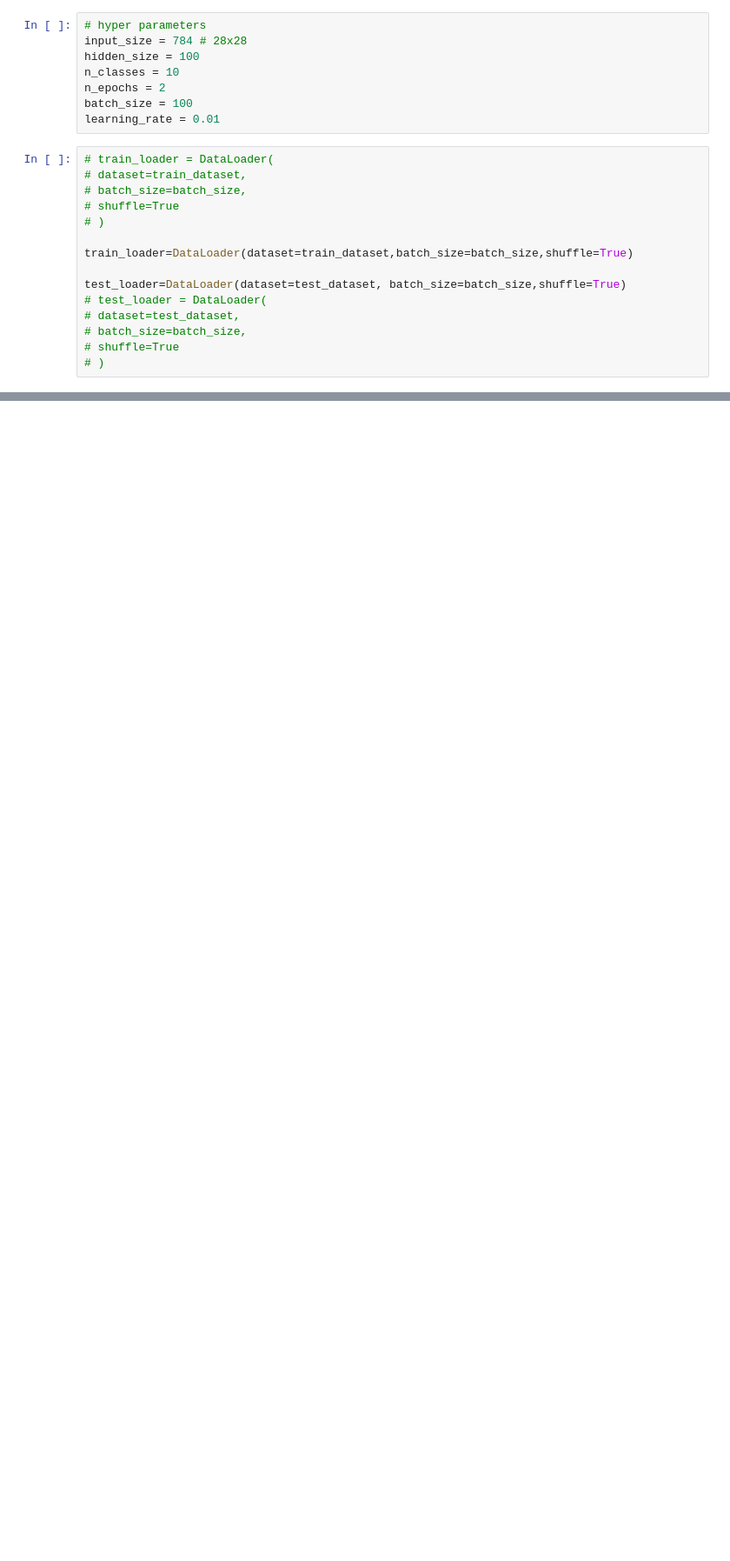
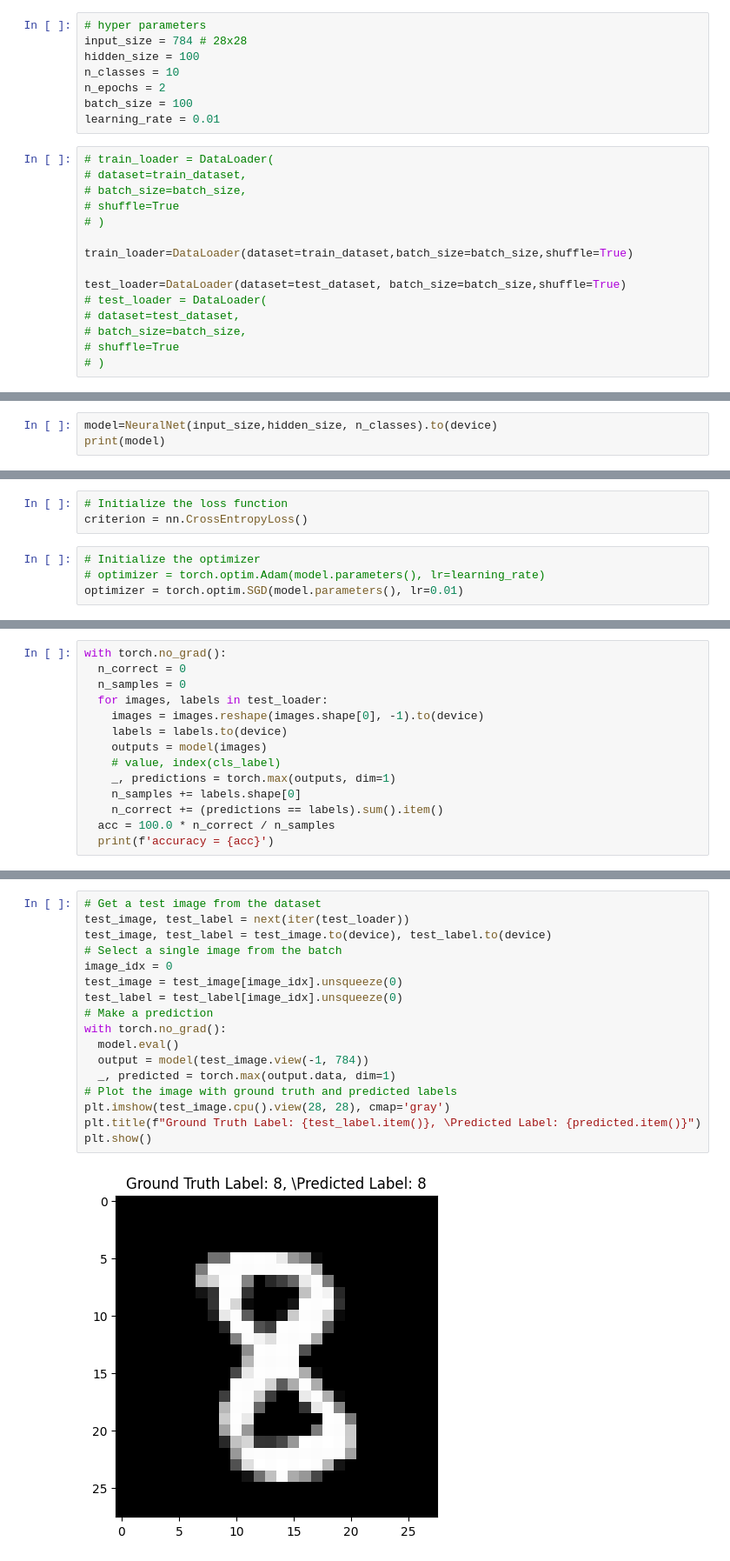
Before and after one commit to Hari25483/PyTorch, a Jupyter notebook: CO544_Pytorch.ipynb, the cells around one changed output, grey strips where cells are left out. Shown at 87% size. Cells and saved outputs as stored; diff of their text form; blank space fills up the shorter version.

```diff
--- a/CO544_Pytorch.ipynb
+++ b/CO544_Pytorch.ipynb
@@ -219,0 +237,3 @@ test_loader=DataLoader(dataset=test_dataset, batch_size=batch_size,shuffle=True)
+# %%
+model=NeuralNet(input_size,hidden_size, n_classes).to(device)
+print(model)
@@ -219,0 +246,7 @@ test_loader=DataLoader(dataset=test_dataset, batch_size=batch_size,shuffle=True)
+# %%
+# Initialize the loss function
+criterion = nn.CrossEntropyLoss()
+# %%
+# Initialize the optimizer
+# optimizer = torch.optim.Adam(model.parameters(), lr=learning_rate)
+optimizer = torch.optim.SGD(model.parameters(), lr=0.01)
@@ -219,0 +281,14 @@ test_loader=DataLoader(dataset=test_dataset, batch_size=batch_size,shuffle=True)
+# %%
+with torch.no_grad():
+  n_correct = 0
+  n_samples = 0
+  for images, labels in test_loader:
+    images = images.reshape(images.shape[0], -1).to(device)
+    labels = labels.to(device)
+    outputs = model(images)
+    # value, index(cls_label)
+    _, predictions = torch.max(outputs, dim=1)
+    n_samples += labels.shape[0]
+    n_correct += (predictions == labels).sum().item()
+  acc = 100.0 * n_correct / n_samples
+  print(f'accuracy = {acc}')
@@ -219,0 +297,19 @@ test_loader=DataLoader(dataset=test_dataset, batch_size=batch_size,shuffle=True)
+# %%
+# Get a test image from the dataset
+test_image, test_label = next(iter(test_loader))
+test_image, test_label = test_image.to(device), test_label.to(device)
+# Select a single image from the batch
+image_idx = 0
+test_image = test_image[image_idx].unsqueeze(0)
+test_label = test_label[image_idx].unsqueeze(0)
+# Make a prediction
+with torch.no_grad():
+  model.eval()
+  output = model(test_image.view(-1, 784))
+  _, predicted = torch.max(output.data, dim=1)
+# Plot the image with ground truth and predicted labels
+plt.imshow(test_image.cpu().view(28, 28), cmap='gray')
+plt.title(f"Ground Truth Label: {test_label.item()}, \Predicted Label: {predicted.item()}")
+plt.show()
+# %% [output]
+[figure, added]
```
Also changed, not shown: parts of 9 cells of this notebook.
